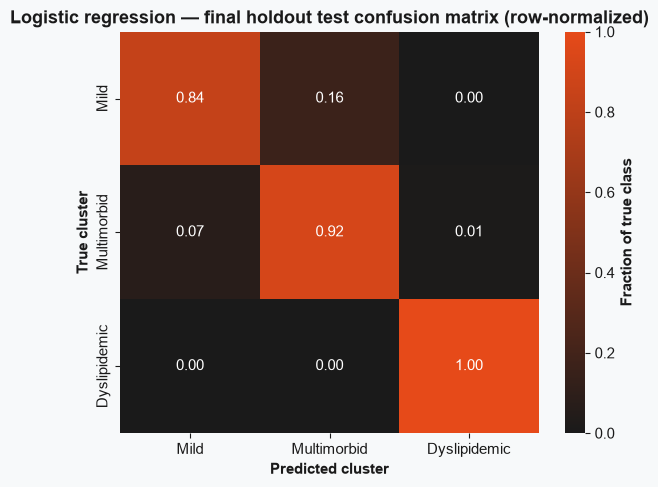
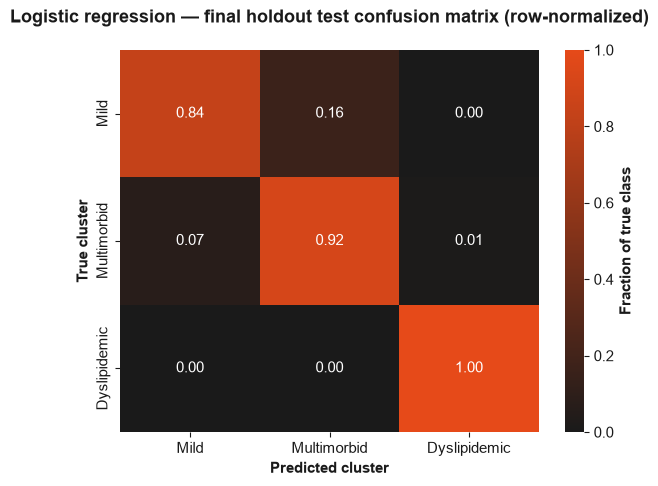
Code edit (unified diff) that turned the first committed figure into the second:
--- before
+++ after
@@ -11,5 +11,5 @@
 ax.set_xlabel("Predicted cluster")
 ax.set_ylabel("True cluster")
-ax.set_title("Logistic regression — final holdout test confusion matrix (row-normalized)")
+ax.set_title("Logistic regression — final holdout test confusion matrix (row-normalized)", y=1.05)
 plt.tight_layout()
 plt.show()

Commit: feat: add data export cells for report figures notebook